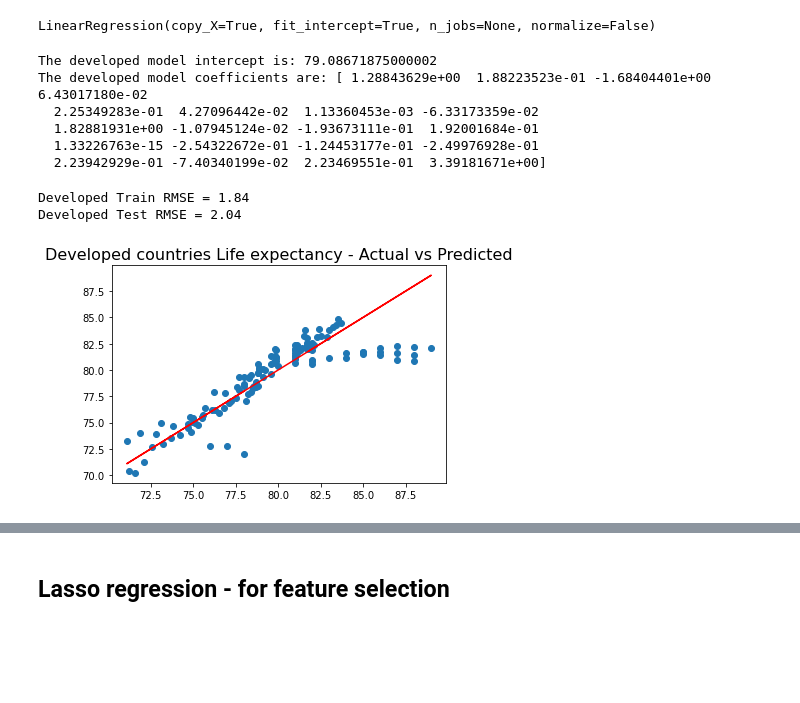
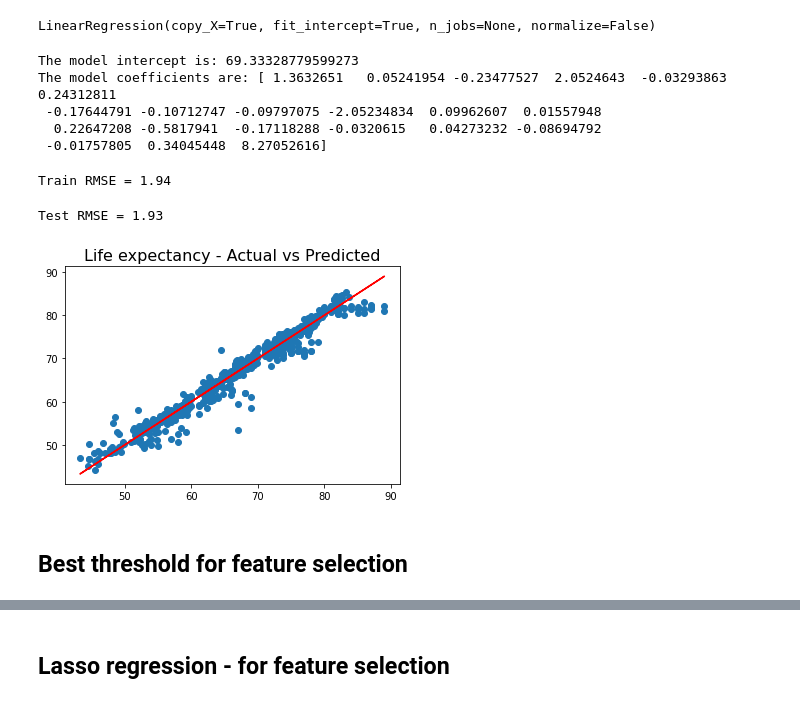
Before and after one commit to linoybar/Regression_Python_Project, a Jupyter notebook: Regression project - Linoy and Roni.ipynb, the cells around one changed output, grey strips where cells are left out. Saved outputs shown, nothing was run; the diff lists cells and outputs as text; code cells hidden in the pictures; blank space fills up the shorter version.

```diff
--- a/Regression project - Linoy and Roni.ipynb
+++ b/Regression project - Linoy and Roni.ipynb
@@ -338,46 +433,48 @@ y_d = developed_df['Life expectancy']
 # %%
-X_d_train, X_d_test, y_d_train, y_d_test = train_test_split(X_d, y_d, train_size=0.75, random_state=1245)
+X_train, X_test, y_train, y_test = train_test_split(X, y, train_size=0.75, random_state=1245)
 # %% [markdown]
 # Linear Regression
 # %% [markdown]
 ### Scaling the data for Linear Regression
 # %%
 scaler = StandardScaler()
-X_d_train_scaled = scaler.fit_transform(X_d_train)
-X_d_test_scaled = scaler.transform(X_d_test)
+X_train_scaled = scaler.fit_transform(X_train)
+X_test_scaled = scaler.transform(X_test)
 # %% [markdown]
 ## Base model
 # %%
 lm = LinearRegression()
-lm.fit(X_d_train_scaled, y_d_train)
+lm.fit(X_train_scaled, y_train)
 # %% [output]
 LinearRegression(copy_X=True, fit_intercept=True, n_jobs=None, normalize=False)
 # %%
-print("The developed model intercept is: {}".format(lm.intercept_))
-print("The developed model coefficients are: {}".format(lm.coef_))
+print("The model intercept is: {}".format(lm.intercept_))
+print("The model coefficients are: {}".format(lm.coef_))
 # %% [output]
-The developed model intercept is: 79.08671875000002
-The developed model coefficients are: [ 1.28843629e+00  1.88223523e-01 -1.68404401e+00  6.43017180e-02
-  2.25349283e-01  4.27096442e-02  1.13360453e-03 -6.33173359e-02
-  1.82881931e+00 -1.07945124e-02 -1.93673111e-01  1.92001684e-01
-  1.33226763e-15 -2.54322672e-01 -1.24453177e-01 -2.49976928e-01
-  2.23942929e-01 -7.40340199e-02  2.23469551e-01  3.39181671e+00]
+The model intercept is: 69.33328779599273
+The model coefficients are: [ 1.3632651   0.05241954 -0.23477527  2.0524643  -0.03293863  0.24312811
+ -0.17644791 -0.10712747 -0.09797075 -2.05234834  0.09962607  0.01557948
+  0.22647208 -0.5817941  -0.17118288 -0.0320615   0.04273232 -0.08694792
+ -0.01757805  0.34045448  8.27052616]
 # %%
-y_d_train_pred = lm.predict(X_d_train_scaled)
-rmse = mean_squared_error(y_d_train, y_d_train_pred)**0.5
-print(f"Developed Train RMSE = {rmse:.2f}")
-
-y_d_test_pred = lm.predict(X_d_test_scaled)
-rmse = mean_squared_error(y_d_test, y_d_test_pred)**0.5
-print(f"Developed Test RMSE = {rmse:.2f}")
+y_train_pred = lm.predict(X_train_scaled)
+rmse = mean_squared_error(y_train, y_train_pred)**0.5
+print(f"Train RMSE = {rmse:.2f}")
 # %% [output]
-Developed Train RMSE = 1.84
-Developed Test RMSE = 2.04
+Train RMSE = 1.94
+# %%
+y_test_pred = lm.predict(X_test_scaled)
+rmse = mean_squared_error(y_test, y_test_pred)**0.5
+print(f"Test RMSE = {rmse:.2f}")
+# %% [output]
+Test RMSE = 1.93
 # %%
-plt.scatter(y_d_test, y_d_test_pred)
-plt.plot(y_d_test, y_d_test, c='red')
-plt.title('Developed countries Life expectancy - Actual vs Predicted', size=16)
+plt.scatter(y_test, y_test_pred)
+plt.plot(y_test,y_test, c='red')
+plt.title('Life expectancy - Actual vs Predicted', size=16)
 plt.show()
 # y = x , y_pred = y_actual
 # %% [output]
-[figure, old version]
+[figure, new version]
+# %% [markdown]
+## Best threshold for feature selection
```
Also changed, not shown: parts of 73 cells of this notebook.
